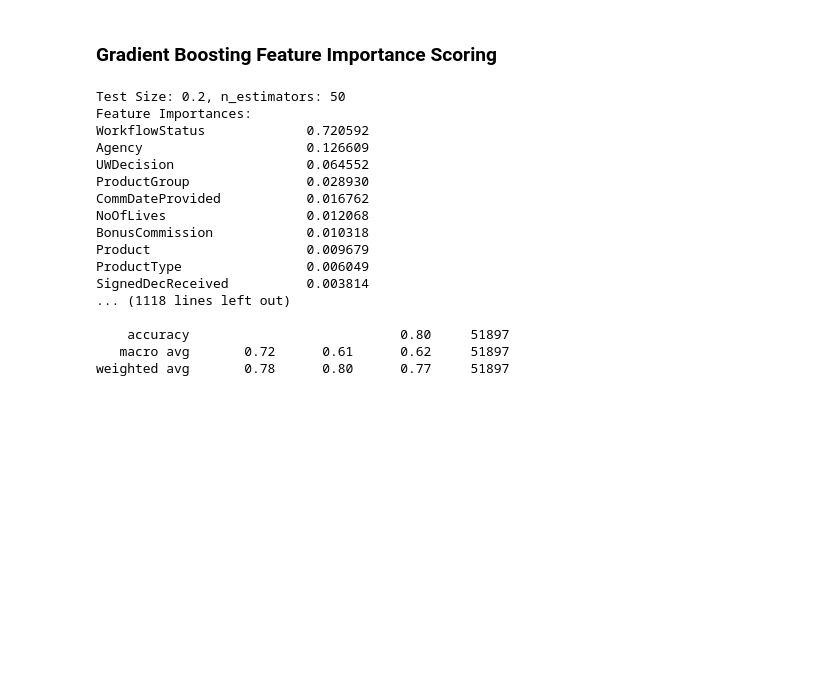
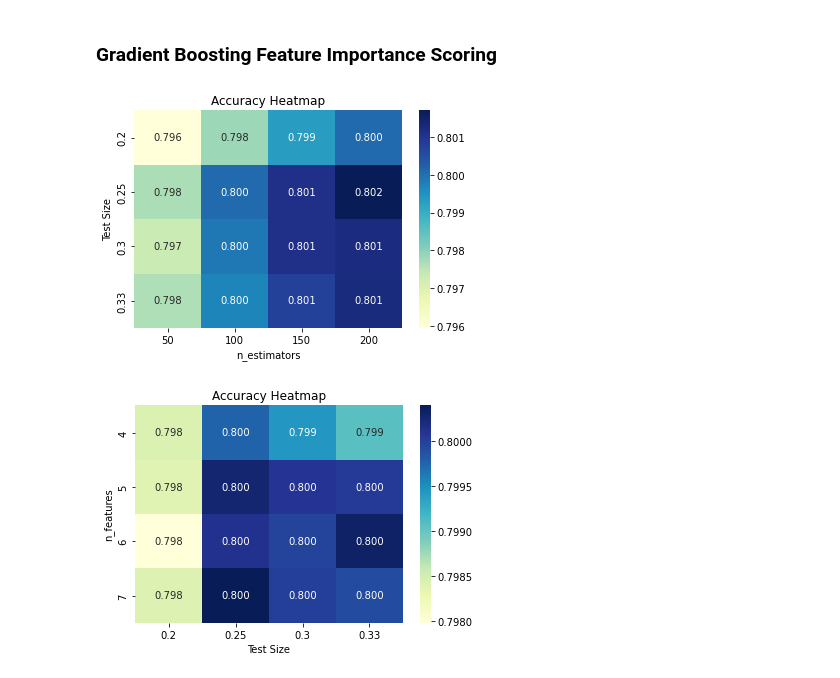
Before and after one commit to greg-la/MSc-Capstone, a Jupyter notebook: 3. Feature Importance.ipynb, the cells around one changed output. Cells and saved outputs as stored; diff of their text form; code cells hidden in the pictures; blank space fills up the shorter version.

```diff
--- a/3. Feature Importance.ipynb
+++ b/3. Feature Importance.ipynb
@@ -300,4 +335,8 @@ from sklearn.ensemble import GradientBoostingClassifier
 # %%
+# Create empty lists to store results
+results = []
+feature_importances_dict = {}
+
 # Iterate through each test size and n estimator value
 for test_size in test_sizes:
     for n_estimators_value in n_estimators_values:
@@ -311,10 +350,8 @@ for test_size in test_sizes:
         # Get feature importances
         feature_importances = pd.Series(gb_classifier.feature_importances_, index=features).sort_values(ascending=False)
 
-        # Print feature importances for the current test size and n estimator value
-        print(f"\nTest Size: {test_size}, n_estimators: {n_estimators_value}")
-        print("Feature Importances:")
-        print(feature_importances)
+        # Store feature importances in dictionary for visualization
+        feature_importances_dict[(test_size, n_estimators_value)] = feature_importances
 
         # Select the top-n features based on importance
         for n in n_values:
@@ -332,25 +369,21 @@ for test_size in test_sizes:
             y_pred_selected = gb_classifier_selected.predict(X_test_selected)
 
             accuracy = accuracy_score(y_test, y_pred_selected)
-            report = classification_report(y_test, y_pred_selected)
-            print(f"Selected Features: {selected_features}")
-            print(f"Accuracy: {accuracy}")
-            print(f"Classification Report:\n{report}")
+            results.append((test_size, n_estimators_value, n, accuracy))
-# %% [output]
-Test Size: 0.2, n_estimators: 50
-Feature Importances:
-WorkflowStatus             0.720592
-Agency                     0.126609
-UWDecision                 0.064552
-ProductGroup               0.028930
-CommDateProvided           0.016762
-NoOfLives                  0.012068
-BonusCommission            0.010318
-Product                    0.009679
-ProductType                0.006049
-SignedDecReceived          0.003814
-... (1118 lines left out)
-
-    accuracy                           0.80     51897
-   macro avg       0.72      0.61      0.62     51897
-weighted avg       0.78      0.80      0.77     51897
+# %%
+# Create a DataFrame from the results
+results_df = pd.DataFrame(results, columns=["Test Size", "n_estimators", "n_features", "Accuracy"])
+
+# Visualise Accuracy with Heatmap
+heatmap_data = results_df.pivot_table(index="Test Size", columns="n_estimators", values="Accuracy")
+sns.heatmap(heatmap_data, annot=True, fmt=".3f", cmap="YlGnBu")
+plt.title("Accuracy Heatmap")
+plt.show()
+
+heatmap_data = results_df.pivot_table(index="n_features", columns="Test Size", values="Accuracy")
+sns.heatmap(heatmap_data, annot=True, fmt=".3f", cmap="YlGnBu")
+plt.title("Accuracy Heatmap")
+plt.show()
+# %% [output]
+[figure, added]
+[figure, added]
```
Also changed, not shown: parts of 11 cells of this notebook.
